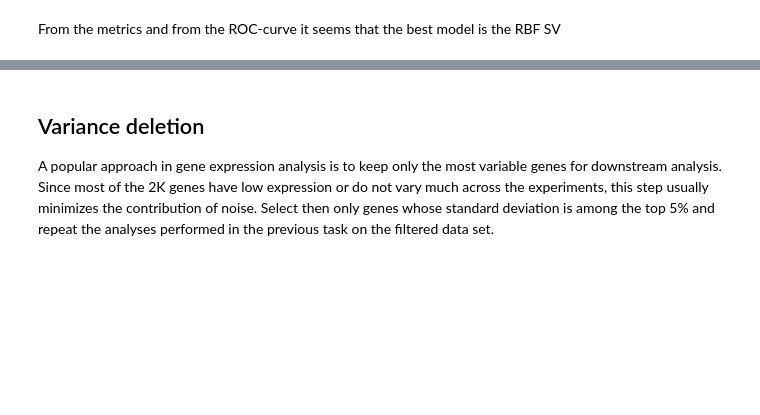
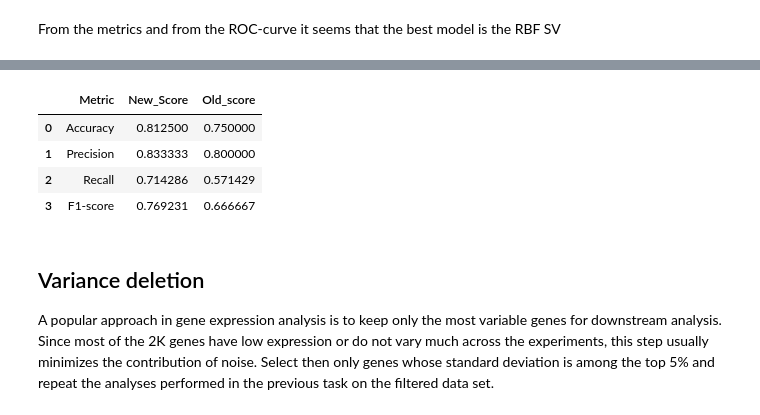
Before and after one commit to CrispyCocaBoy/statistical_methods_homework_3, a Jupyter notebook: homework_3.ipynb, the cells around one changed output, grey strips where cells are left out. Drawn from its saved outputs; the diff is of its cells as text; code cells hidden in the pictures; blank space fills up the shorter version.

```diff
--- a/homework_3.ipynb
+++ b/homework_3.ipynb
@@ -362,3 +397,24 @@ plt.show()
+# %%
+# Calcolo metriche
+acc = accuracy_score(y_test, y_pred_linear_BT)
+prec = precision_score(y_test, y_pred_linear_BT, pos_label=1)
+rec = recall_score(y_test, y_pred_linear_BT, pos_label=1)
+f1 = f1_score(y_test, y_pred_linear_BT, pos_label=1)
+
+# Creazione tabella con pandas
+metrics_df = pd.DataFrame({
+    "Metric": ["Accuracy", "Precision", "Recall", "F1-score"],
+    "New_Score": [acc, prec, rec, f1],
+    "Old_score": [acc_linear, precision_linear, recall_linear, f1_linear]
+})
+
+metrics_df
+# %% [output]
+|  | Metric | New_Score | Old_score |
+| 0 | Accuracy | 0.812500 | 0.750000 |
+| 1 | Precision | 0.833333 | 0.800000 |
+| 2 | Recall | 0.714286 | 0.571429 |
+| 3 | F1-score | 0.769231 | 0.666667 |
 # %% [markdown]
 ## Variance deletion
 A popular approach in gene expression analysis is to keep only the most variable genes for downstream
```
Also changed, not shown: parts of 13 cells of this notebook, 3 other files.
